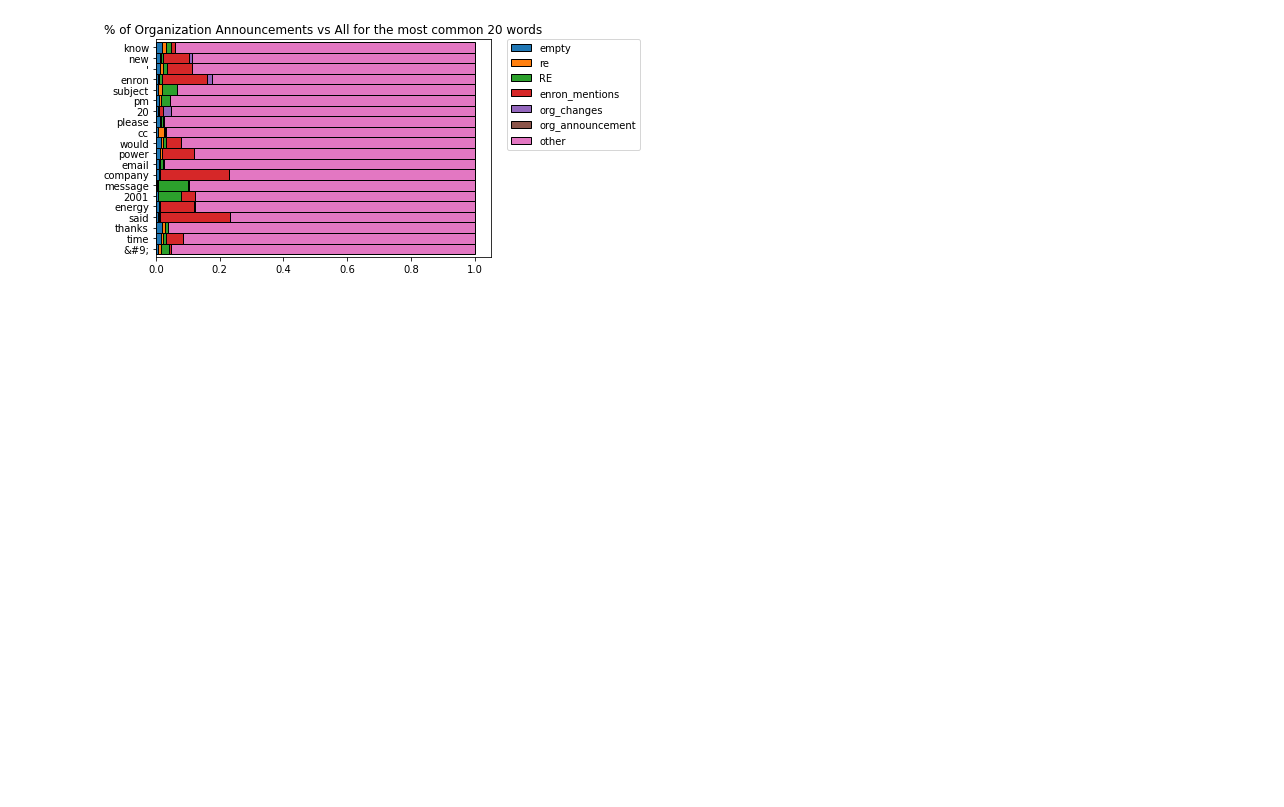
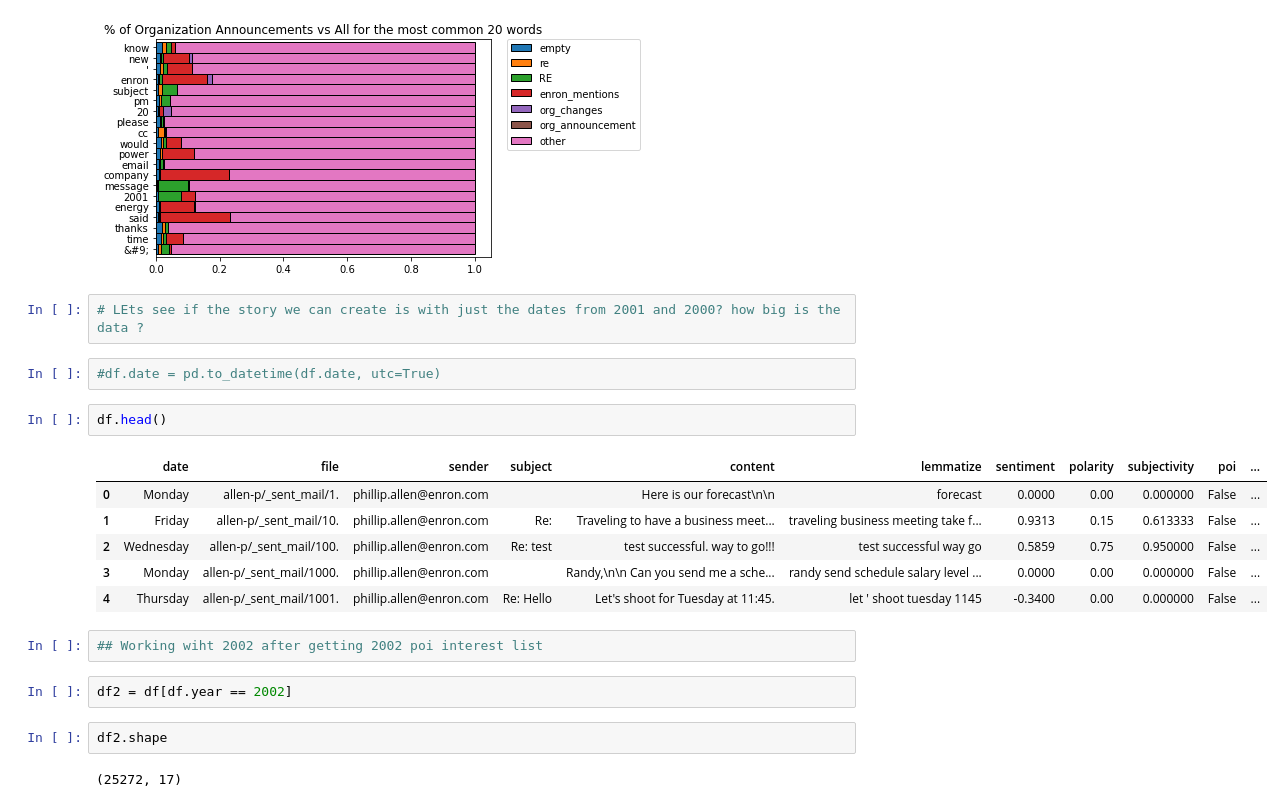
Before and after one commit to Enron-Discussion-NLP/Capstone, a Jupyter notebook: 00_Paige/topic_explore.ipynb, the cells around one changed output. Saved outputs shown, nothing was run; the diff lists cells and outputs as text; blank space fills up the shorter version.

```diff
--- a/00_Paige/topic_explore.ipynb
+++ b/00_Paige/topic_explore.ipynb
@@ -257,3 +277,24 @@ plt.title('% of Organization Announcements vs All for the most common 20 words')
 plt.legend(bbox_to_anchor=(1.05, 1), loc='upper left', borderaxespad=0);
 # %% [output]
 [figure]
+# %%
+# LEts see if the story we can create is with just the dates from 2001 and 2000? how big is the data ?
+# %%
+#df.date = pd.to_datetime(df.date, utc=True)
+# %%
+df.head()
+# %% [output]
+|  | date | file | sender | subject | content | lemmatize | sentiment | polarity | subjectivity | poi | ... |
+| 0 | Monday | allen-p/_sent_mail/1. | phillip.allen@enron.com |  | Here is our forecast\n\n | forecast | 0.0000 | 0.00 | 0.000000 | False | ... |
+| 1 | Friday | allen-p/_sent_mail/10. | phillip.allen@enron.com | Re: | Traveling to have a business meet... | traveling business meeting take f... | 0.9313 | 0.15 | 0.613333 | False | ... |
+| 2 | Wednesday | allen-p/_sent_mail/100. | phillip.allen@enron.com | Re: test | test successful. way to go!!! | test successful way go | 0.5859 | 0.75 | 0.950000 | False | ... |
+| 3 | Monday | allen-p/_sent_mail/1000. | phillip.allen@enron.com |  | Randy,\n\n Can you send me a sche... | randy send schedule salary level ... | 0.0000 | 0.00 | 0.000000 | False | ... |
+| 4 | Thursday | allen-p/_sent_mail/1001. | phillip.allen@enron.com | Re: Hello | Let's shoot for Tuesday at 11:45. | let ' shoot tuesday 1145 | -0.3400 | 0.00 | 0.000000 | False | ... |
+# %%
+## Working wiht 2002 after getting 2002 poi interest list
+# %%
+df2 = df[df.year == 2002]
+# %%
+df2.shape
+# %% [output]
+(25272, 17)
```
Also changed, not shown: parts of 20 cells of this notebook.
